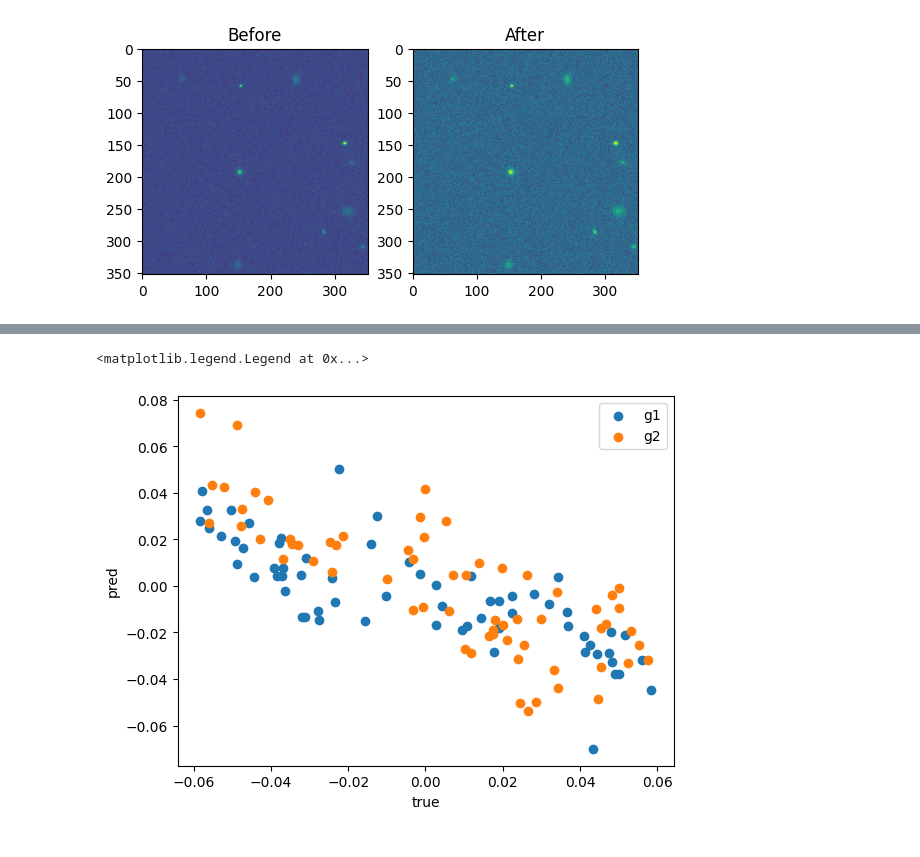
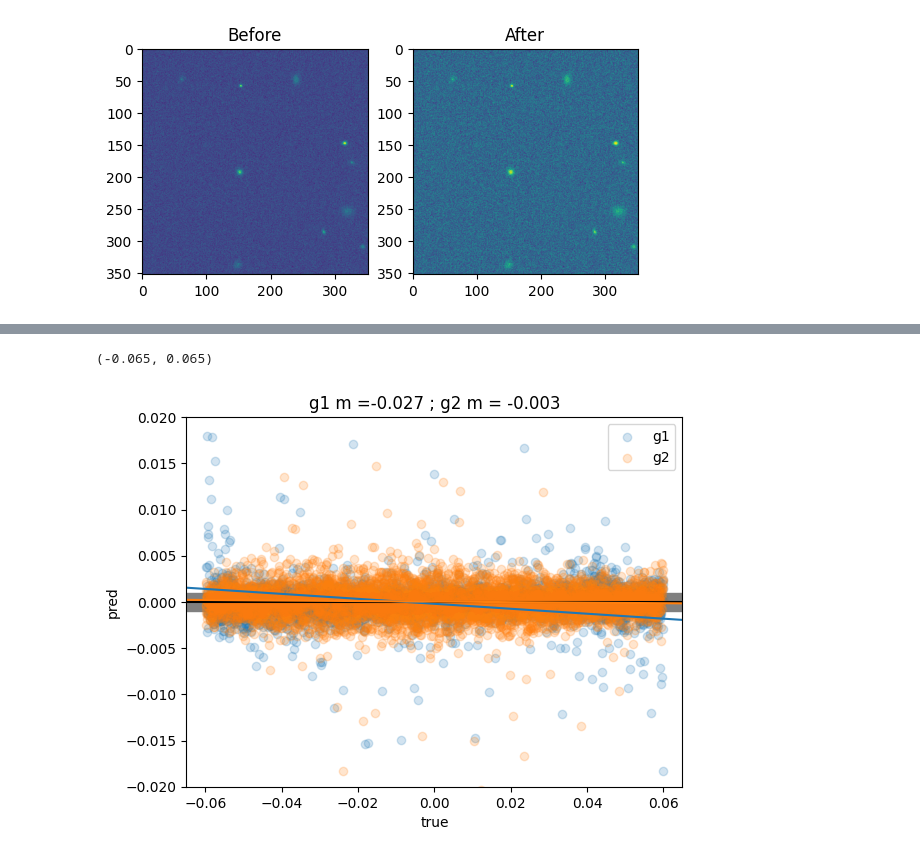
Before and after one commit to martinetnicolas/PISCO, a Jupyter notebook: notebooks/TrainEuclidJAX.ipynb, the cells around one changed output, grey strips where cells are left out. Saved outputs shown, nothing was run; the diff lists cells and outputs as text; code cells hidden in the pictures.

Commit message:
adding trained model

```diff
--- a/notebooks/TrainEuclidJAX.ipynb
+++ b/notebooks/TrainEuclidJAX.ipynb
@@ -184,7 +187,15 @@ for i in tqdm.tqdm(range(total_steps)):
+# %%
+dset_test = tfds.load('pisco_euclid',split='train[90%:]')
+dset_test = dset_test.map(preprocessing)
+dset_test = dset_test.batch(batch_size, drop_remainder=True)
+dset_test = dset_test.prefetch(-1)
+dset_test = dset_test.as_numpy_iterator()
 # %%
+preds = []
+truth = []
 # Applying the model
-batch = next(dset_test)
+for batch in dset_test:
+    preds.append(model.apply(params, jnp.nan_to_num(batch[0])))
+    truth.append(batch[1])
+preds = np.concatenate(preds)
+truth = np.concatenate(truth)
-# %%
-preds = model.apply(params, jnp.nan_to_num(batch[0]))
-# %%
-truth = batch[1]
@@ -200,9 +202,24 @@ legend()
-# %%
-scatter(truth[:,0], preds[:,0] - truth[:,0], label='g1')
-scatter(truth[:,1], preds[:,1] - truth[:,1], label='g2')
-xlabel('true')
-ylabel('pred')
-legend()
-# %% [output]
-<matplotlib.legend.Legend at 0x...>
-[figure, removed]
+# %%
+poly_g1 = np.polyfit(truth[:,0],preds[:,0] - truth[:,0],1)
+poly_g2 = np.polyfit(truth[:,1],preds[:,1] - truth[:,1],1)
+
+
+axhline(0, color='k')
+
+axhspan(-0.001,0.001, color='gray');
+
+t = linspace(-0.065,0.065)
+plot(t, poly_g1[1]+poly_g1[0]*t, color='C0')
+plot(t, poly_g2[1]+poly_g2[0]*t, color='C1')
+
+scatter(truth[:,0], preds[:,0] - truth[:,0], alpha=0.2, label='g1',color='C0')
+scatter(truth[:,1], preds[:,1] - truth[:,1], alpha=0.2, label='g2',color='C1')
+xlabel('true')
+ylabel('pred')
+legend();
+title('g1 m =%0.3f ; g2 m = %0.3f'%(poly_g1[0], poly_g2[0]))
+ylim(-0.02,0.02)
+xlim(-0.065,0.065)
+# %% [output]
+(-0.065, 0.065)
+[figure, added]
```
Also changed, not shown: parts of 5 cells of this notebook.
